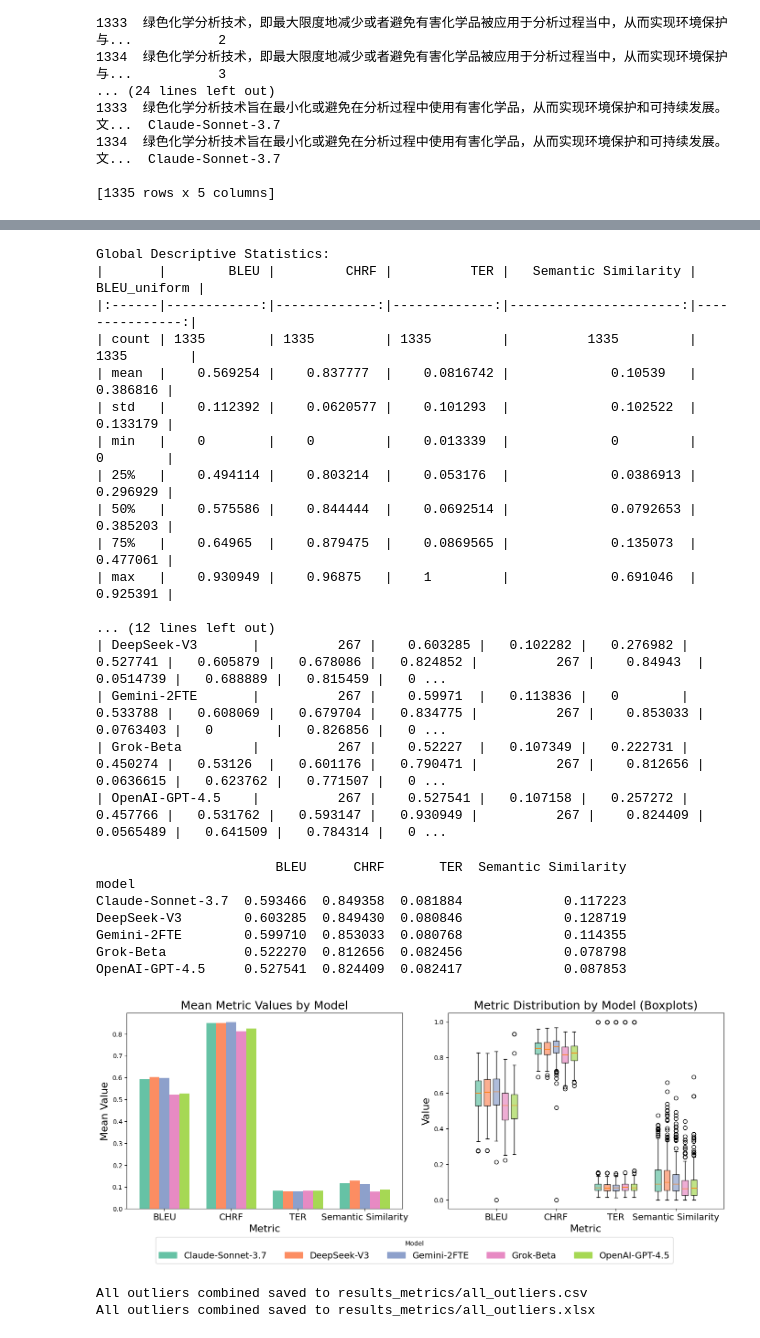
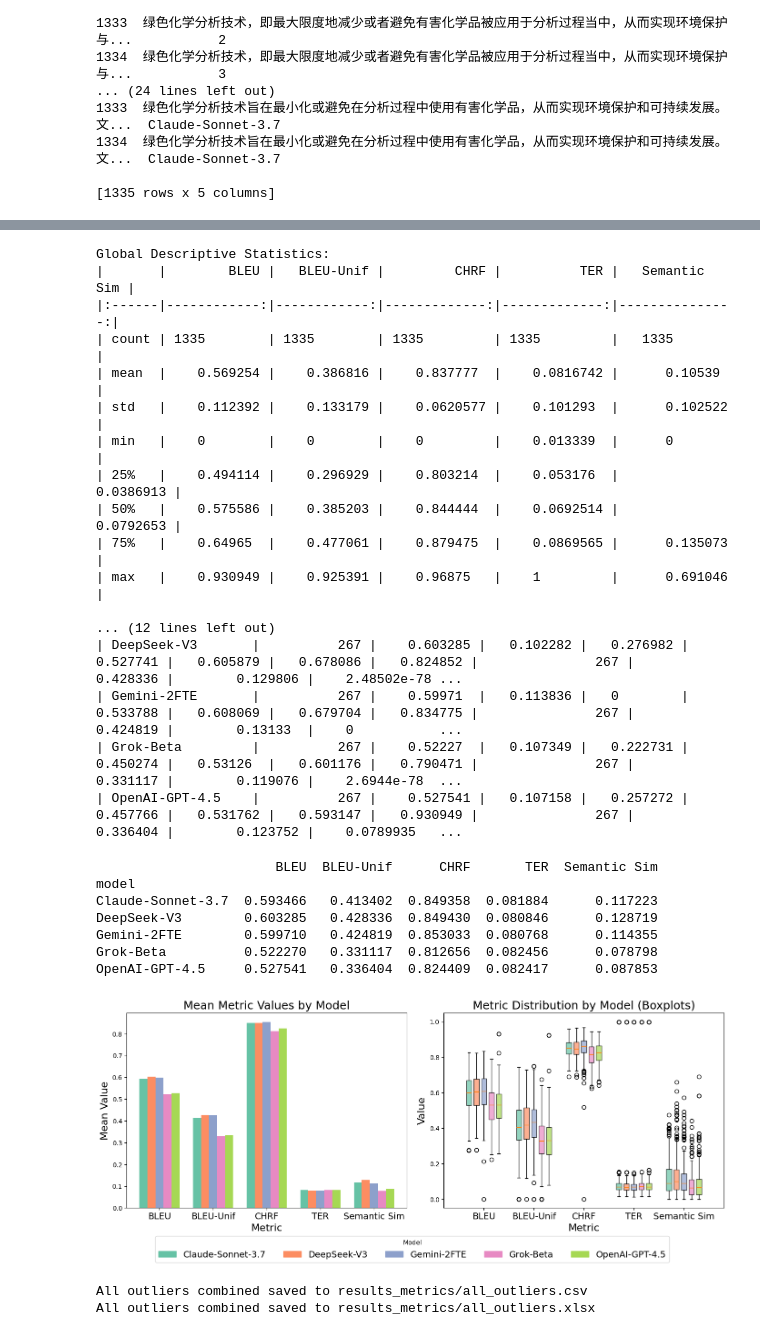
Before and after one commit to pcbrom/bt-conference, a Jupyter notebook: aed_metrics.ipynb, the cells around one changed output, grey strips where cells are left out. Drawn from its saved outputs; the diff is of its cells as text; code cells hidden in the pictures.

```diff
--- a/aed_metrics.ipynb
+++ b/aed_metrics.ipynb
@@ -103,7 +103,7 @@ def calculate_metrics_for_row(row):
     semantic_similarity = calculate_semantic_similarity(original_text, back_translation)
     bleu_value_uniform = calculate_bleu(translated_tokens, original_tokens, weights=(0.25, 0.25, 0.25, 0.25))
 
-    return pd.Series([bleu_value, chrf_value, ter_value, semantic_similarity, bleu_value_uniform])
+    return pd.Series([bleu_value, bleu_value_uniform, chrf_value, ter_value, semantic_similarity])
 
 def calculate_metrics_for_df(df):
     # tqdm.pandas(desc="Calculating metrics") # Removed progress bar
@@ -117,5 +117,5 @@ def apply_parallel(df, func, n_cores=multiprocessing.cpu_count()):
     pool.join()
     return df
 
-df[['BLEU', 'CHRF', 'TER', 'Semantic Similarity', 'BLEU_uniform']] = apply_parallel(df, calculate_metrics_for_df)
+df[['BLEU', 'BLEU-Unif', 'CHRF', 'TER', 'Semantic Sim']] = apply_parallel(df, calculate_metrics_for_df)
 # %% [output]
@@ -160,17 +160,17 @@ print(df[['model', 'EN_ZH', 'BLEU', 'CHRF', 'TER', 'Semantic Similarity', 'BLEU_
 [1335 rows x 7 columns]
 # %%
 # Global Descriptive Statistics
-global_stats = df[['BLEU', 'CHRF', 'TER', 'Semantic Similarity', 'BLEU_uniform']].describe()
+global_stats = df[['BLEU', 'BLEU-Unif', 'CHRF', 'TER', 'Semantic Sim']].describe()
 print("\nGlobal Descriptive Statistics:")
 print(global_stats.to_markdown())  # Output as markdown for journal
 
 # Descriptive Statistics by Model
-model_stats = df.groupby('model')[['BLEU', 'CHRF', 'TER', 'Semantic Similarity', 'BLEU_uniform']].describe()
+model_stats = df.groupby('model')[['BLEU', 'BLEU-Unif', 'CHRF', 'TER', 'Semantic Sim']].describe()
 
 # Flatten the multi-level index for better readability in the table
 model_stats.columns = [' '.join(col).strip() for col in model_stats.columns.values]
 
-correlation_matrix = df[['BLEU', 'CHRF', 'TER', 'Semantic Similarity', 'BLEU_uniform']].corr()
+correlation_matrix = df[['BLEU', 'BLEU-Unif', 'CHRF', 'TER', 'Semantic Sim']].corr()
 
 print("\nCorrelation Matrix:")
 print(correlation_matrix.to_markdown())
@@ -179,22 +179,22 @@ print("\nDescriptive Statistics by Model:")
 print(model_stats.to_markdown()) # Output as markdown for journal
 # %% [output]
 Global Descriptive Statistics:
-|       |        BLEU |         CHRF |          TER |   Semantic Similarity |   BLEU_uniform |
-|:------|------------:|-------------:|-------------:|----------------------:|---------------:|
-| count | 1335        | 1335         | 1335         |          1335         |    1335        |
-| mean  |    0.569254 |    0.837777  |    0.0816742 |             0.10539   |       0.386816 |
-| std   |    0.112392 |    0.0620577 |    0.101293  |             0.102522  |       0.133179 |
-| min   |    0        |    0         |    0.013339  |             0         |       0        |
-| 25%   |    0.494114 |    0.803214  |    0.053176  |             0.0386913 |       0.296929 |
-| 50%   |    0.575586 |    0.844444  |    0.0692514 |             0.0792653 |       0.385203 |
-| 75%   |    0.64965  |    0.879475  |    0.0869565 |             0.135073  |       0.477061 |
-| max   |    0.930949 |    0.96875   |    1         |             0.691046  |       0.925391 |
+|       |        BLEU |   BLEU-Unif |         CHRF |          TER |   Semantic Sim |
+|:------|------------:|------------:|-------------:|-------------:|---------------:|
+| count | 1335        | 1335        | 1335         | 1335         |   1335         |
+| mean  |    0.569254 |    0.386816 |    0.837777  |    0.0816742 |      0.10539   |
+| std   |    0.112392 |    0.133179 |    0.0620577 |    0.101293  |      0.102522  |
+| min   |    0        |    0        |    0         |    0.013339  |      0         |
+| 25%   |    0.494114 |    0.296929 |    0.803214  |    0.053176  |      0.0386913 |
+| 50%   |    0.575586 |    0.385203 |    0.844444  |    0.0692514 |      0.0792653 |
+| 75%   |    0.64965  |    0.477061 |    0.879475  |    0.0869565 |      0.135073  |
+| max   |    0.930949 |    0.925391 |    0.96875   |    1         |      0.691046  |
 
 ... (12 lines left out)
-| DeepSeek-V3       |          267 |    0.603285 |   0.102282 |   0.276982 |   0.527741 |   0.605879 |   0.678086 |   0.824852 |          267 |    0.84943  |  0.0514739 |   0.688889 |   0.815459 |   0 ...
-| Gemini-2FTE       |          267 |    0.59971  |   0.113836 |   0        |   0.533788 |   0.608069 |   0.679704 |   0.834775 |          267 |    0.853033 |  0.0763403 |   0        |   0.826856 |   0 ...
-| Grok-Beta         |          267 |    0.52227  |   0.107349 |   0.222731 |   0.450274 |   0.53126  |   0.601176 |   0.790471 |          267 |    0.812656 |  0.0636615 |   0.623762 |   0.771507 |   0 ...
-| OpenAI-GPT-4.5    |          267 |    0.527541 |   0.107158 |   0.257272 |   0.457766 |   0.531762 |   0.593147 |   0.930949 |          267 |    0.824409 |  0.0565489 |   0.641509 |   0.784314 |   0 ...
+| DeepSeek-V3       |          267 |    0.603285 |   0.102282 |   0.276982 |   0.527741 |   0.605879 |   0.678086 |   0.824852 |               267 |         0.428336 |        0.129806 |    2.48502e-78 ...
+| Gemini-2FTE       |          267 |    0.59971  |   0.113836 |   0        |   0.533788 |   0.608069 |   0.679704 |   0.834775 |               267 |         0.424819 |        0.13133  |    0           ...
+| Grok-Beta         |          267 |    0.52227  |   0.107349 |   0.222731 |   0.450274 |   0.53126  |   0.601176 |   0.790471 |               267 |         0.331117 |        0.119076 |    2.6944e-78  ...
+| OpenAI-GPT-4.5    |          267 |    0.527541 |   0.107158 |   0.257272 |   0.457766 |   0.531762 |   0.593147 |   0.930949 |               267 |         0.336404 |        0.123752 |    0.0789935   ...
 # %%
 df.to_csv("results_metrics/results_metrics.csv", index=False)
 df.to_excel("results_metrics/results_metrics.xlsx", index=False)
@@ -206,7 +206,7 @@ import matplotlib.patches as mpatches
 import os
 
 # Define the metrics
-metrics = ['BLEU', 'CHRF', 'TER', 'Semantic Similarity']
+metrics = ['BLEU', 'BLEU-Unif', 'CHRF', 'TER', 'Semantic Sim']
 
 # Calculate the mean of the metrics per model
 model_means = df.groupby('model')[metrics].mean()
@@ -256,40 +256,40 @@ for i, patch in enumerate(bplot["boxes"]):
     patch.set_facecolor(colors[i % len(models)])
     patch.set_alpha(0.7)  # Transparency
     patch.set_edgecolor("black")  # Black outline
 
 # Configuration of the second graph
 axes[1].set_xticks(x)
 axes[1].set_xticklabels(metrics, fontsize=14)
 axes[1].set_xlabel("Metric", fontsize=16)
 axes[1].set_ylabel("Value", fontsize=16)
 axes[1].set_title("Metric Distribution by Model (Boxplots)", fontsize=18)
 
 # Create a single legend for both plots
 handles = [mpatches.Patch(color=colors[i], label=models[i]) for i in range(len(models))]
 
 fig.legend(handles=handles, title="Model", loc='lower center', bbox_to_anchor=(0.5, 0.0), ncol=len(models), fontsize=14)
 
 # General layout adjustments
 plt.tight_layout(rect=[0, 0.1, 1, 1])  # Adjust layout to make space for the bottom legend
 
 # Create directory to save the results
 output_dir = "results_figures"
 os.makedirs(output_dir, exist_ok=True)
 
 # Save the figure
 plt.savefig(f"{output_dir}/metrics_by_model_corrected.png", dpi=300)
 
 # Display the graph
 plt.show()
 # %% [output]
-                       BLEU      CHRF       TER  Semantic Similarity
+                       BLEU  BLEU-Unif      CHRF       TER  Semantic Sim
 model
-Claude-Sonnet-3.7  0.593466  0.849358  0.081884             0.117223
-DeepSeek-V3        0.603285  0.849430  0.080846             0.128719
-Gemini-2FTE        0.599710  0.853033  0.080768             0.114355
-Grok-Beta          0.522270  0.812656  0.082456             0.078798
-OpenAI-GPT-4.5     0.527541  0.824409  0.082417             0.087853
+Claude-Sonnet-3.7  0.593466   0.413402  0.849358  0.081884      0.117223
+DeepSeek-V3        0.603285   0.428336  0.849430  0.080846      0.128719
+Gemini-2FTE        0.599710   0.424819  0.853033  0.080768      0.114355
+Grok-Beta          0.522270   0.331117  0.812656  0.082456      0.078798
+OpenAI-GPT-4.5     0.527541   0.336404  0.824409  0.082417      0.087853
-[figure, old version]
+[figure, new version]
 # %%
 import pandas as pd
 import numpy as np
```
Also changed, not shown: parts of 9 cells of this notebook, 11 other files.
